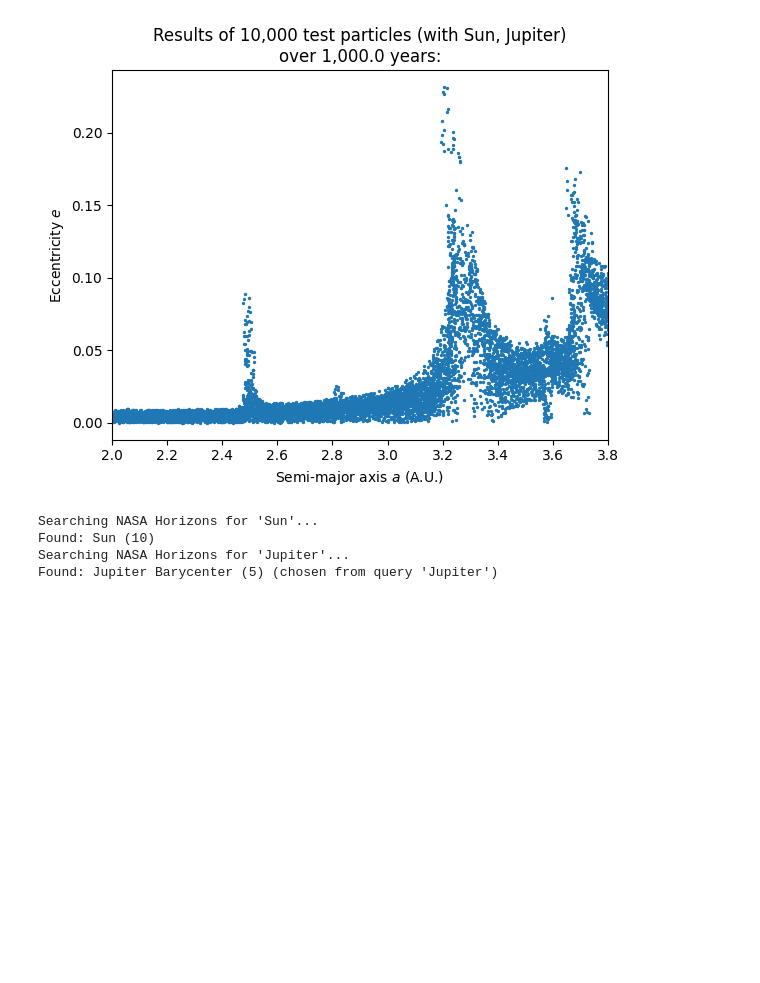
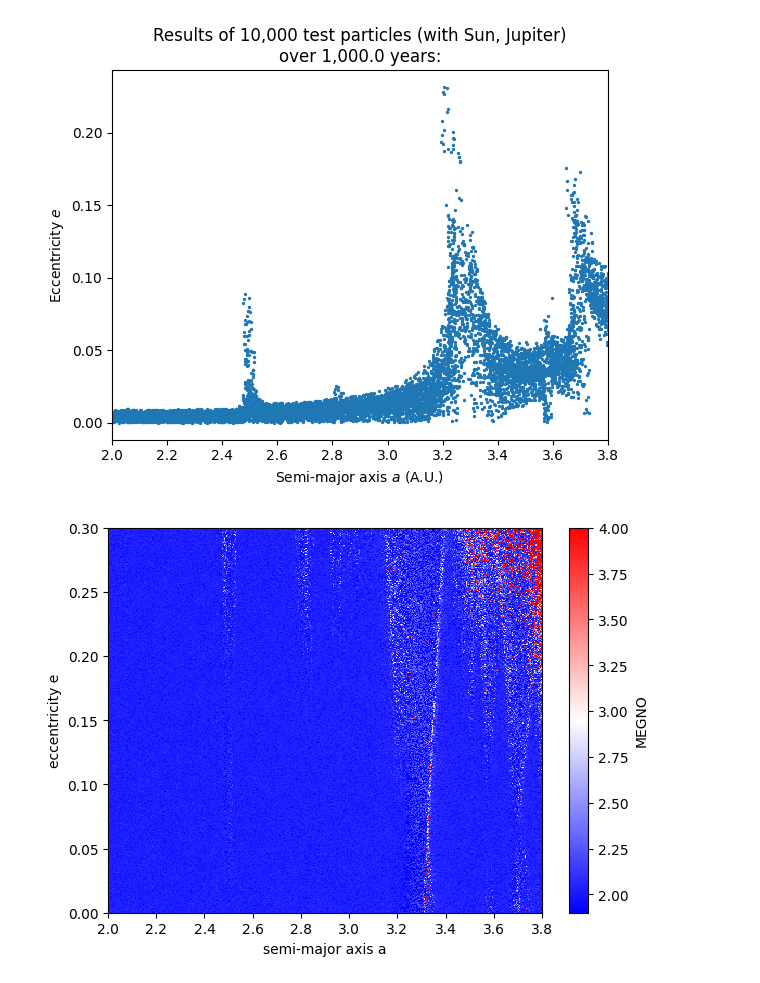
Before and after one commit to JulioSteve/AdvancedDynamicalSystem, a Jupyter notebook: ChaosRebound.ipynb, the cells around one changed output. Saved outputs shown, nothing was run; the diff lists cells and outputs as text; code cells hidden in the pictures; blank space fills up the shorter version.

Commit message:
We have megno and lyapunov

```diff
--- a/ChaosRebound.ipynb
+++ b/ChaosRebound.ipynb
@@ -115,26 +115,16 @@ Searching NASA Horizons for 'Jupiter'...
 Found: Jupiter Barycenter (5) (chosen from query 'Jupiter')
 [figure]
 # %%
-sim = rebound.Simulation()
-sim.integrator = "whfast"
-sim.units = ('AU', 'days', 'Msun')
+def simulation(par):
+    sim = rebound.Simulation()
+    sim.integrator = "whfast"
+    sim.units = ('AU', 'days', 'Msun')
 
-# We can add Jupiter and four of its moons by name, since REBOUND is linked to the HORIZONS database.
-labels = ["Sun","Jupiter"]
-sim.add(labels)
-Ntest = 10000
-a_init = np.linspace(2,3.8,Ntest)
-for k in a_init:
-    sim.add(a=k, f=2*np.pi*np.random.rand())
-sim.N_active = len(labels)
-
-t_max = 1000*365
-sim.dt = 28
-Nout=2
-Nbodies=Ntest+sim.N_active
-Times = np.linspace(0,t_max,Nout)
-
-def simulation(par):
+    # We can add Jupiter and four of its moons by name, since REBOUND is linked to the HORIZONS database.
+    sim.add(m=1)
+    sim.add(m=0.0009543, a=5.20289, e=0.048)
+    t_max = 500*365
+    sim.dt = 28
     a, e = par # unpack parameters
     sim.ri_whfast.safe_mode = 0
     sim.add(m=0, a=a, e=e, f=np.random.rand()*2*np.pi)
@@ -149,11 +139,29 @@ def simulation(par):
         return megno
     except rebound.Escape:
         return 10. # At least one particle got ejected, returning large MEGNO.
-# %% [output]
-Searching NASA Horizons for 'Sun'...
-Found: Sun (10)
-Searching NASA Horizons for 'Jupiter'...
-Found: Jupiter Barycenter (5) (chosen from query 'Jupiter')
 # %%
 from multiprocess import Pool
+with Pool() as pool:
+    Ngrid = 400
+    par_a = np.linspace(2,3.8,Ngrid)
+    par_e = np.linspace(0.,0.3,Ngrid)
+    parameters = []
+    for e in par_e:
+        for a in par_a:
+            parameters.append((a,e))
+    results = pool.map(simulation,parameters)
+
+results2d = np.array(results).reshape(Ngrid,Ngrid)
+fig = plt.figure(figsize=(7,5))
+ax = plt.subplot(111)
+extent = [min(par_a),max(par_a),min(par_e),max(par_e)]
+ax.set_xlim(extent[0],extent[1])
+ax.set_xlabel("semi-major axis a")
+ax.set_ylim(extent[2],extent[3])
+ax.set_ylabel("eccentricity e")
+im = ax.imshow(results2d, interpolation="none", vmin=1.9, vmax=4, cmap="bwr", origin="lower", aspect='auto', extent=extent)
+cb = plt.colorbar(im, ax=ax)
+cb.set_label("MEGNO")
+# %% [output]
+[figure, added]
 # %%
```
Also changed, not shown: parts of 5 cells of this notebook.
